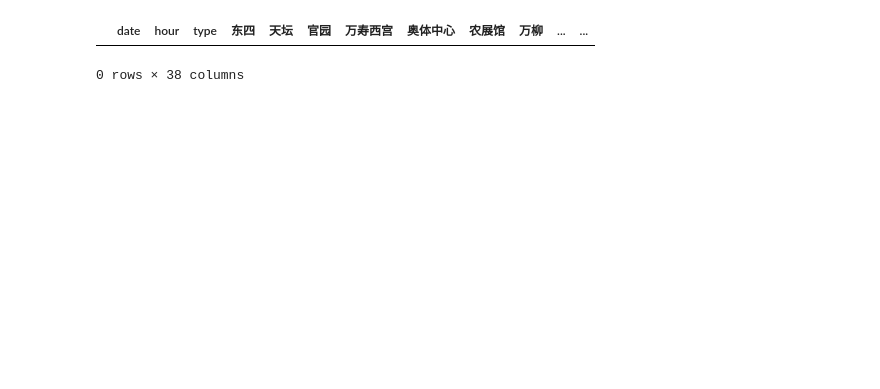
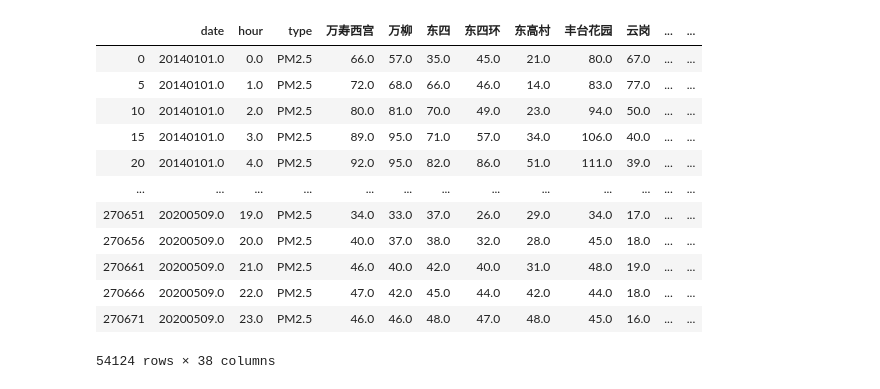
Before and after one commit to songyh15/PR2020_final_PM2.5, a Jupyter notebook: test.ipynb, the cells around one changed output. Drawn from its saved outputs; the diff is of its cells as text; code cells hidden in the pictures; blank space fills up the shorter version.

```diff
--- a/test.ipynb
+++ b/test.ipynb
@@ -71,7 +71,7 @@ data_all = pd.read_csv("data_all.csv")
 # 选取pm2.5数据
 data_all_pm25 = data_all[data_all['type']=='PM2.5']
 # 删去无用的前三列
-data_all_pm25 = data_all_pm25.iloc[:,1:]
+data_all_pm25 = data_all_pm25.iloc[:,3:]
 # "就近"填充缺失数据
 data_all_pm25_filled = data_all_pm25.fillna(method='ffill')
 data_all_pm25_filled = data_all_pm25_filled.fillna(method='bfill')
@@ -84,11 +84,22 @@ data_test_pm25_filled = data_all_pm25_filled[data_all_pm25_filled['date'] < 2015
 train_data,train_label = data_generate(data_train_pm25_filled)
 val_data,val_label = data_generate(data_val_pm25_filled)
 test_data,test_label = data_generate(data_test_pm25_filled)
-# %%
-data_all_pm25_filled[data_all_pm25_filled['date'] ==20140103]
-# %% [output]
-|  | date | hour | type | 东四 | 天坛 | 官园 | 万寿西宫 | 奥体中心 | 农展馆 | 万柳 | ... | ... |
-0 rows × 38 columns
+# %%
+data_all_pm25
+# %% [output]
+|  | date | hour | type | 万寿西宫 | 万柳 | 东四 | 东四环 | 东高村 | 丰台花园 | 云岗 | ... | ... |
+| 0 | 20140101.0 | 0.0 | PM2.5 | 66.0 | 57.0 | 35.0 | 45.0 | 21.0 | 80.0 | 67.0 | ... | ... |
+| 5 | 20140101.0 | 1.0 | PM2.5 | 72.0 | 68.0 | 66.0 | 46.0 | 14.0 | 83.0 | 77.0 | ... | ... |
+| 10 | 20140101.0 | 2.0 | PM2.5 | 80.0 | 81.0 | 70.0 | 49.0 | 23.0 | 94.0 | 50.0 | ... | ... |
+| 15 | 20140101.0 | 3.0 | PM2.5 | 89.0 | 95.0 | 71.0 | 57.0 | 34.0 | 106.0 | 40.0 | ... | ... |
+| 20 | 20140101.0 | 4.0 | PM2.5 | 92.0 | 95.0 | 82.0 | 86.0 | 51.0 | 111.0 | 39.0 | ... | ... |
+| ... | ... | ... | ... | ... | ... | ... | ... | ... | ... | ... | ... | ... |
+| 270651 | 20200509.0 | 19.0 | PM2.5 | 34.0 | 33.0 | 37.0 | 26.0 | 29.0 | 34.0 | 17.0 | ... | ... |
+| 270656 | 20200509.0 | 20.0 | PM2.5 | 40.0 | 37.0 | 38.0 | 32.0 | 28.0 | 45.0 | 18.0 | ... | ... |
+| 270661 | 20200509.0 | 21.0 | PM2.5 | 46.0 | 40.0 | 42.0 | 40.0 | 31.0 | 48.0 | 19.0 | ... | ... |
+| 270666 | 20200509.0 | 22.0 | PM2.5 | 47.0 | 42.0 | 45.0 | 44.0 | 42.0 | 44.0 | 18.0 | ... | ... |
+| 270671 | 20200509.0 | 23.0 | PM2.5 | 46.0 | 46.0 | 48.0 | 47.0 | 48.0 | 45.0 | 16.0 | ... | ... |
+54124 rows × 38 columns
 # %%
 # 训练并测试模型
 print('training')
```
Also changed, not shown: parts of 6 cells of this notebook, 3 other files.
